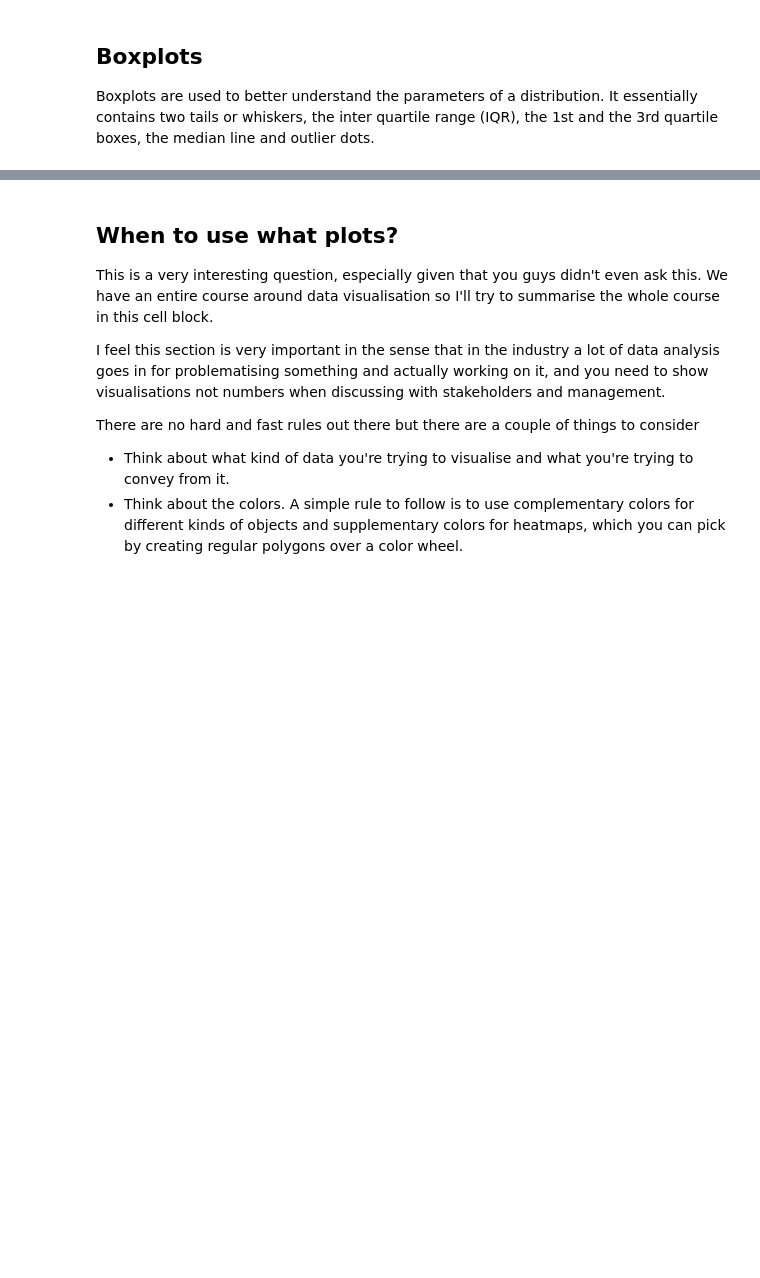
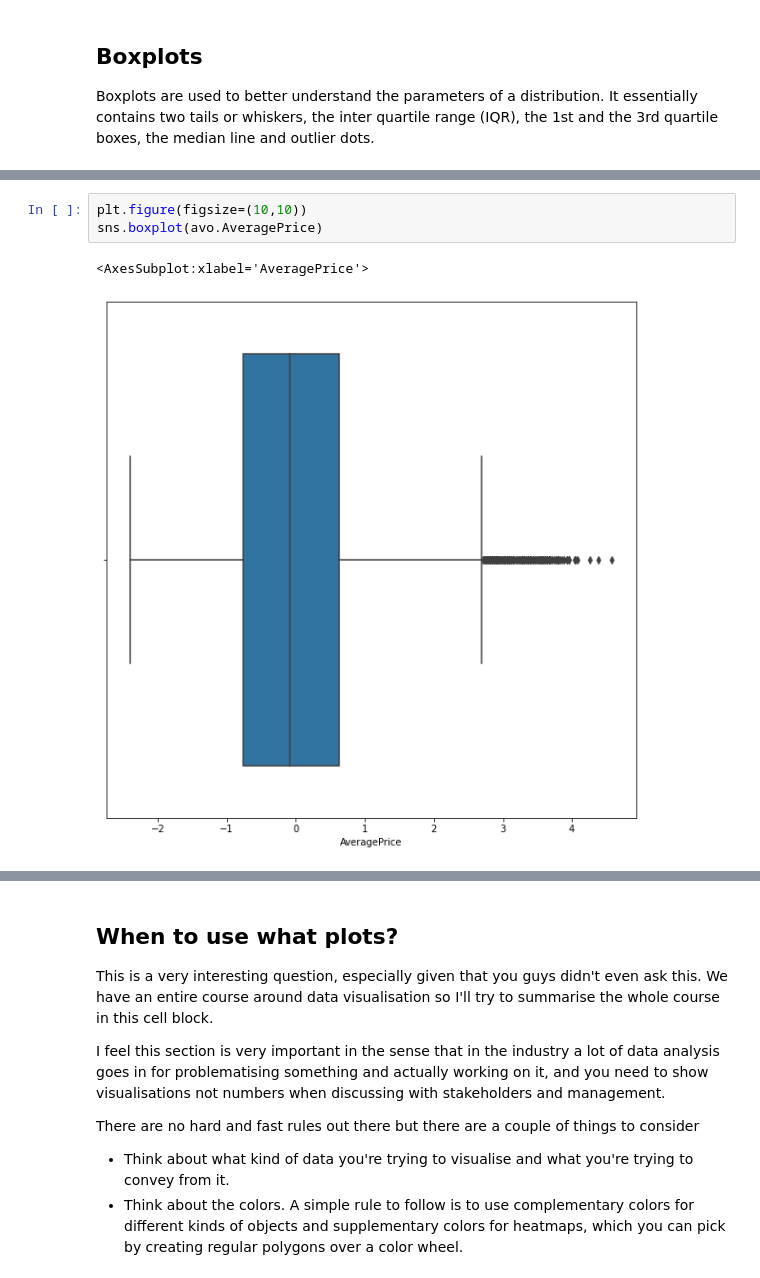
Before and after one commit to frenzytejask98/ML_TA_IIITB_2020, a Jupyter notebook: September_18/data_visualisation.ipynb, the cells around one changed output, grey strips where cells are left out. Saved outputs shown, nothing was run; the diff lists cells and outputs as text; blank space fills up the shorter version.

```diff
--- a/September_18/data_visualisation.ipynb
+++ b/September_18/data_visualisation.ipynb
@@ -110,0 +146,6 @@ plt.show()
+# %%
+plt.figure(figsize=(10,10))
+sns.boxplot(avo.AveragePrice)
+# %% [output]
+<AxesSubplot:xlabel='AveragePrice'>
+[figure, added]
```
Also changed, not shown: parts of 30 cells of this notebook.
